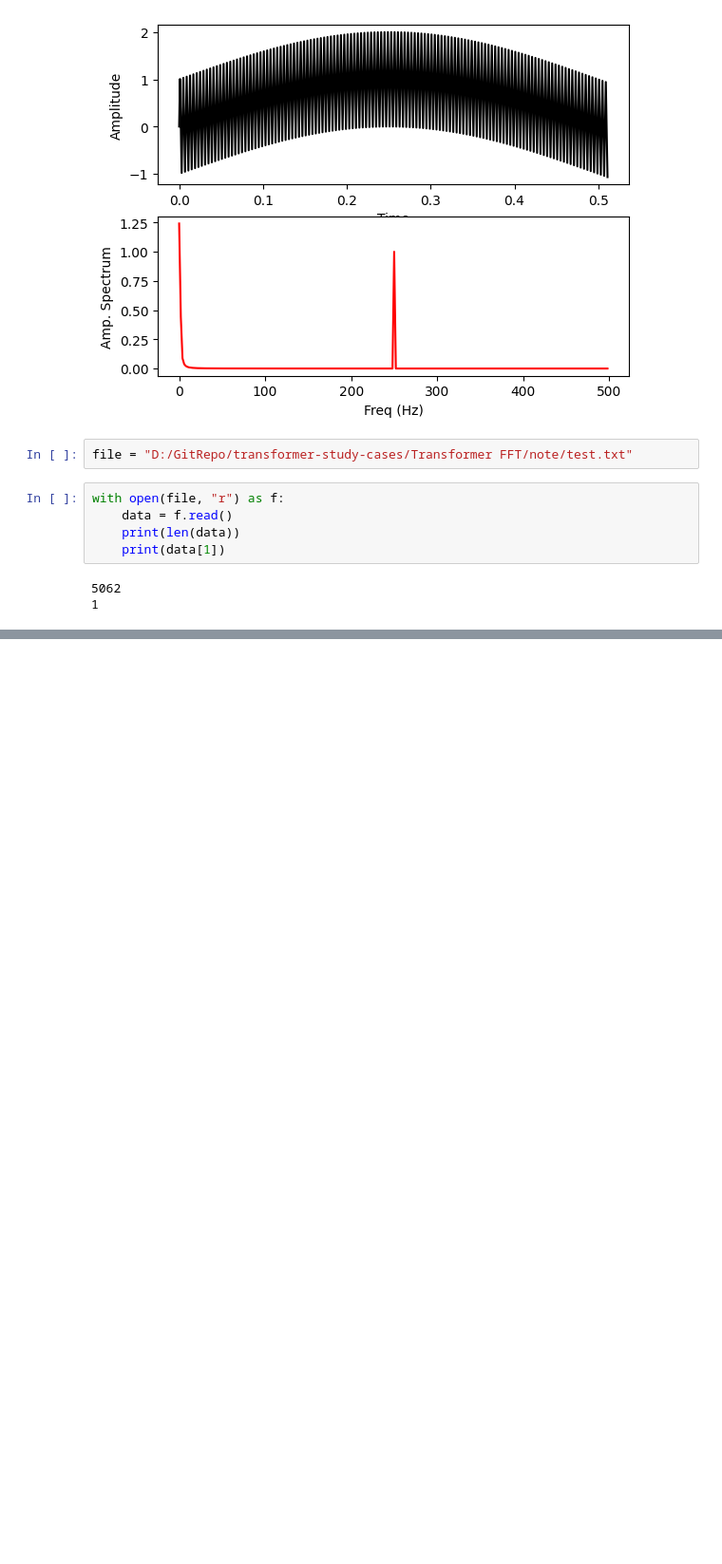
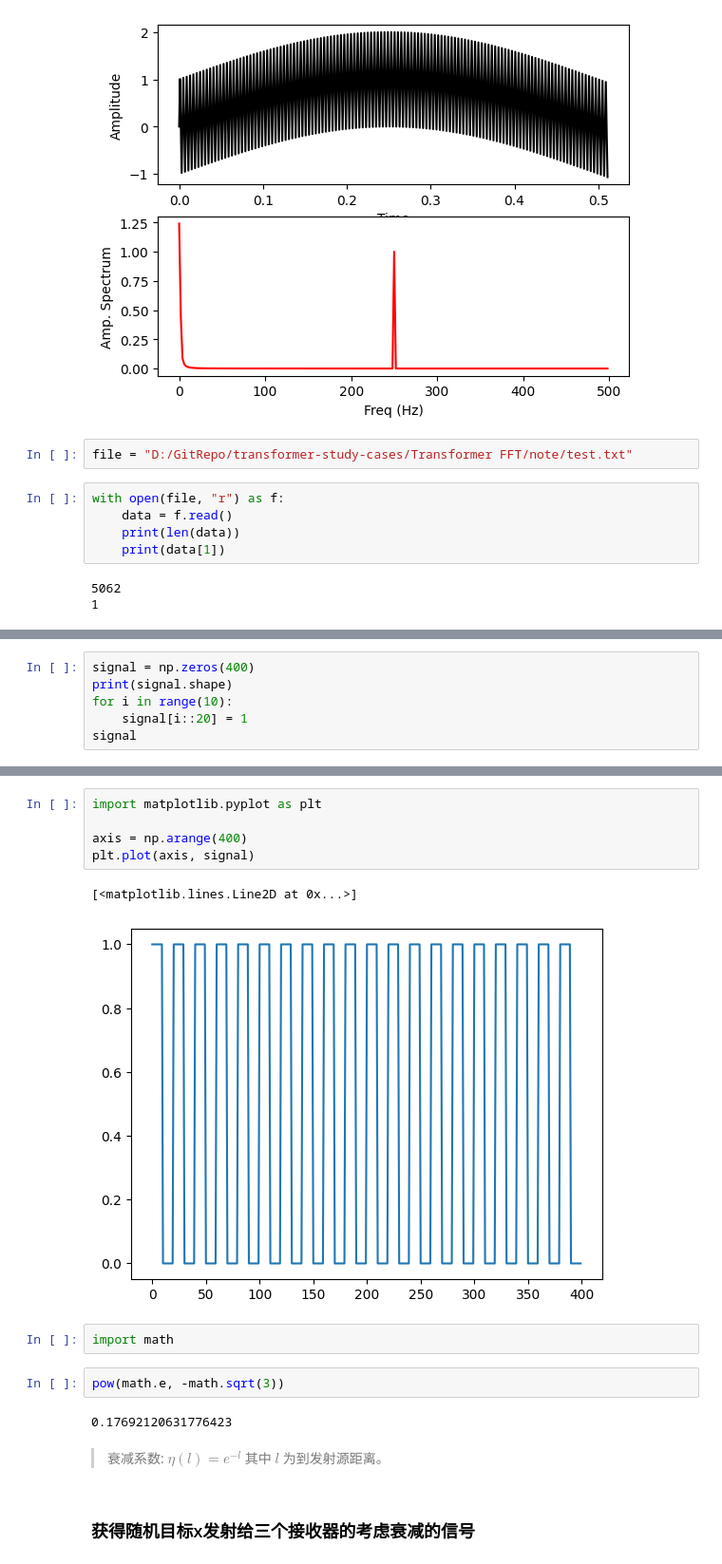
Before and after one commit to Joan-Of-Arc/transformer-study-cases, a Jupyter notebook: Transformer FFT/note/FFT.ipynb, the cells around one changed output, grey strips where cells are left out. Shown: that part at 95% size. Cells and saved outputs as stored; diff of their text form; blank space fills up the shorter version.

```diff
--- a/Transformer FFT/note/FFT.ipynb
+++ b/Transformer FFT/note/FFT.ipynb
@@ -142,0 +172,6 @@ with open(file, "r") as f:
+# %%
+signal = np.zeros(400)
+print(signal.shape)
+for i in range(10):
+    signal[i::20] = 1
+signal
@@ -142,0 +197,18 @@ with open(file, "r") as f:
+# %%
+import matplotlib.pyplot as plt
+
+axis = np.arange(400)
+plt.plot(axis, signal)
+# %% [output]
+[<matplotlib.lines.Line2D at 0x...>]
+[figure, added]
+# %%
+import math
+# %%
+pow(math.e, -math.sqrt(3))
+# %% [output]
+0.17692120631776423
+# %% [markdown]
+> 衰减系数: $\eta(l) = e^{-l}$ 其中 $l$ 为到发射源距离。
+# %% [markdown]
+### 获得随机目标x发射给三个接收器的考虑衰减的信号
```
Also changed, not shown: parts of 25 cells of this notebook, 1 other file.
